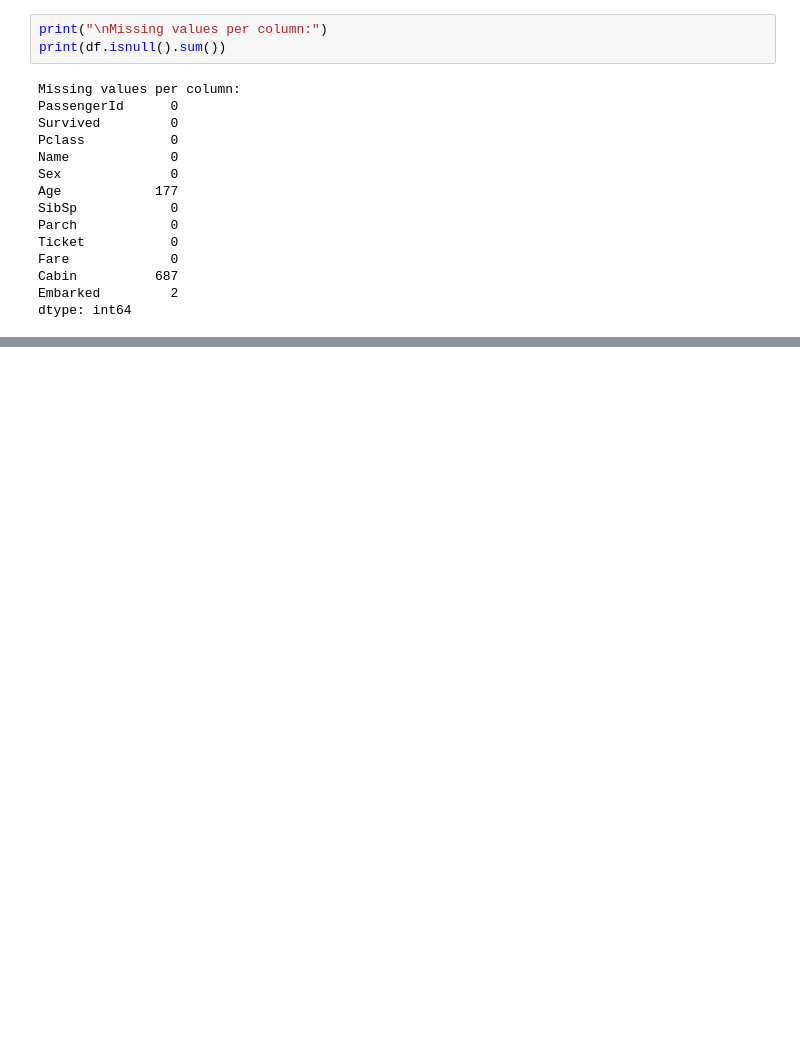
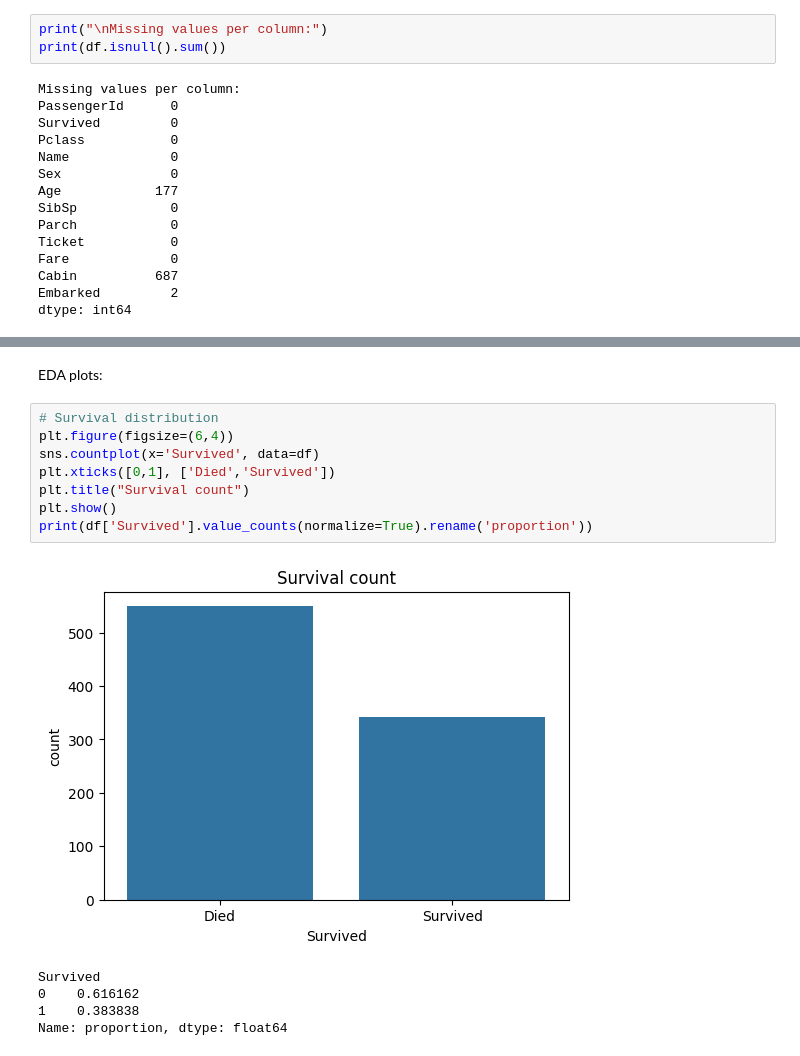
Before and after one commit to AmolSadana012/Titanic_Survival_Prediction, a Jupyter notebook: Titanic_survival_predict.ipynb, the cells around one changed output, grey strips where cells are left out. Saved outputs shown, nothing was run; the diff lists cells and outputs as text; blank space fills up the shorter version.

Commit message:
Add EDA plots

```diff
--- a/Titanic_survival_predict.ipynb
+++ b/Titanic_survival_predict.ipynb
@@ -90,0 +91,16 @@ Duplicate rows: 0
+# %% [markdown]
+EDA plots:
+# %%
+# Survival distribution
+plt.figure(figsize=(6,4))
+sns.countplot(x='Survived', data=df)
+plt.xticks([0,1], ['Died','Survived'])
+plt.title("Survival count")
+plt.show()
+print(df['Survived'].value_counts(normalize=True).rename('proportion'))
+# %% [output]
+[figure, added]
+Survived
+0    0.616162
+1    0.383838
+Name: proportion, dtype: float64
```
Also changed, not shown: parts of 8 cells of this notebook.
